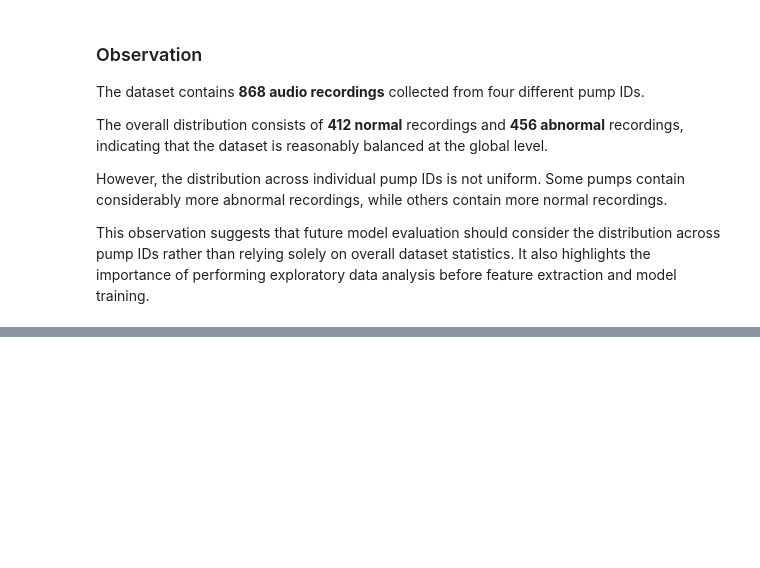
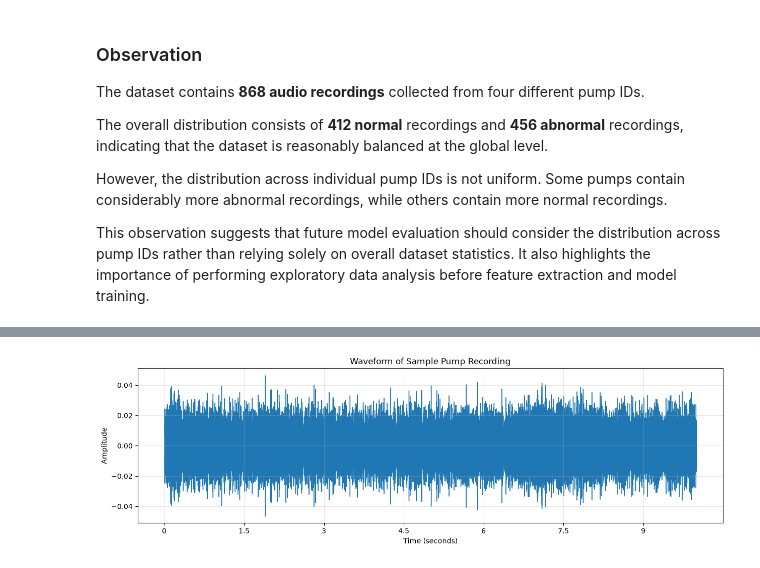
Before and after one commit to abhisarthak/industrial-pump-failure-prediction, a Jupyter notebook: notebooks/01_End_to_End_Pump_Predictive_Maintenance.ipynb, the cells around one changed output, grey strips where cells are left out. Saved outputs shown, nothing was run; the diff lists cells and outputs as text; code cells hidden in the pictures; blank space fills up the shorter version.

Commit message:
Inspect audio recordings and validate dataset integrity

```diff
--- a/notebooks/01_End_to_End_Pump_Predictive_Maintenance.ipynb
+++ b/notebooks/01_End_to_End_Pump_Predictive_Maintenance.ipynb
@@ -307,0 +324,4 @@ This observation suggests that future model evaluation should consider the distr
+# %%
+sample_file = next((DATA_DIR / "id_00" / "normal").glob("*.wav"))
+
+print(sample_file)
@@ -307,0 +330,2 @@ This observation suggests that future model evaluation should consider the distr
+# %%
+audio, sample_rate = librosa.load(sample_file, sr=None)
@@ -307,0 +366,14 @@ This observation suggests that future model evaluation should consider the distr
+# %%
+plt.figure(figsize=(15, 4))
+
+librosa.display.waveshow(audio, sr=sample_rate)
+
+plt.title("Waveform of Sample Pump Recording")
+plt.xlabel("Time (seconds)")
+plt.ylabel("Amplitude")
+
+plt.grid(alpha=0.3)
+
+plt.show()
+# %% [output]
+[figure, added]
```
Also changed, not shown: parts of 16 cells of this notebook.
